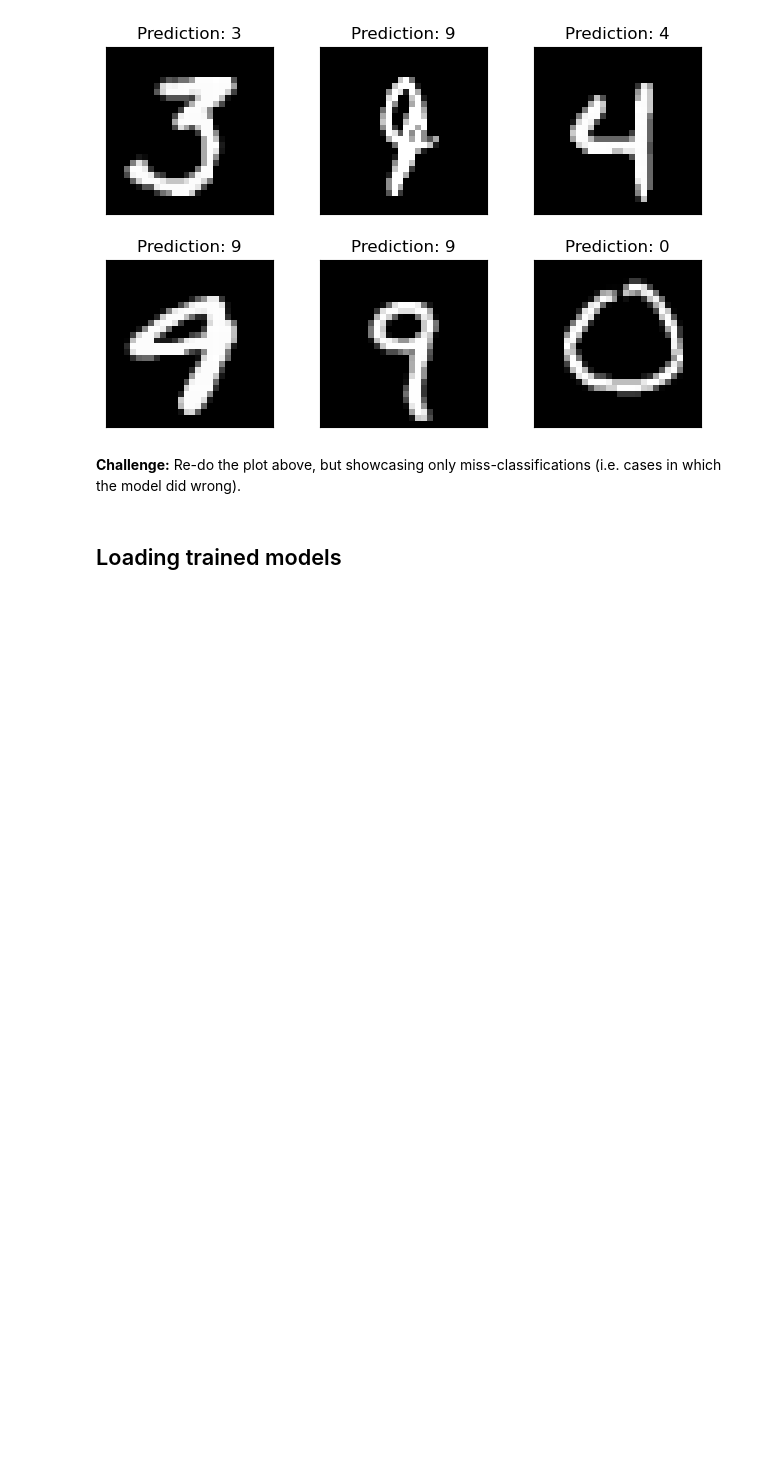
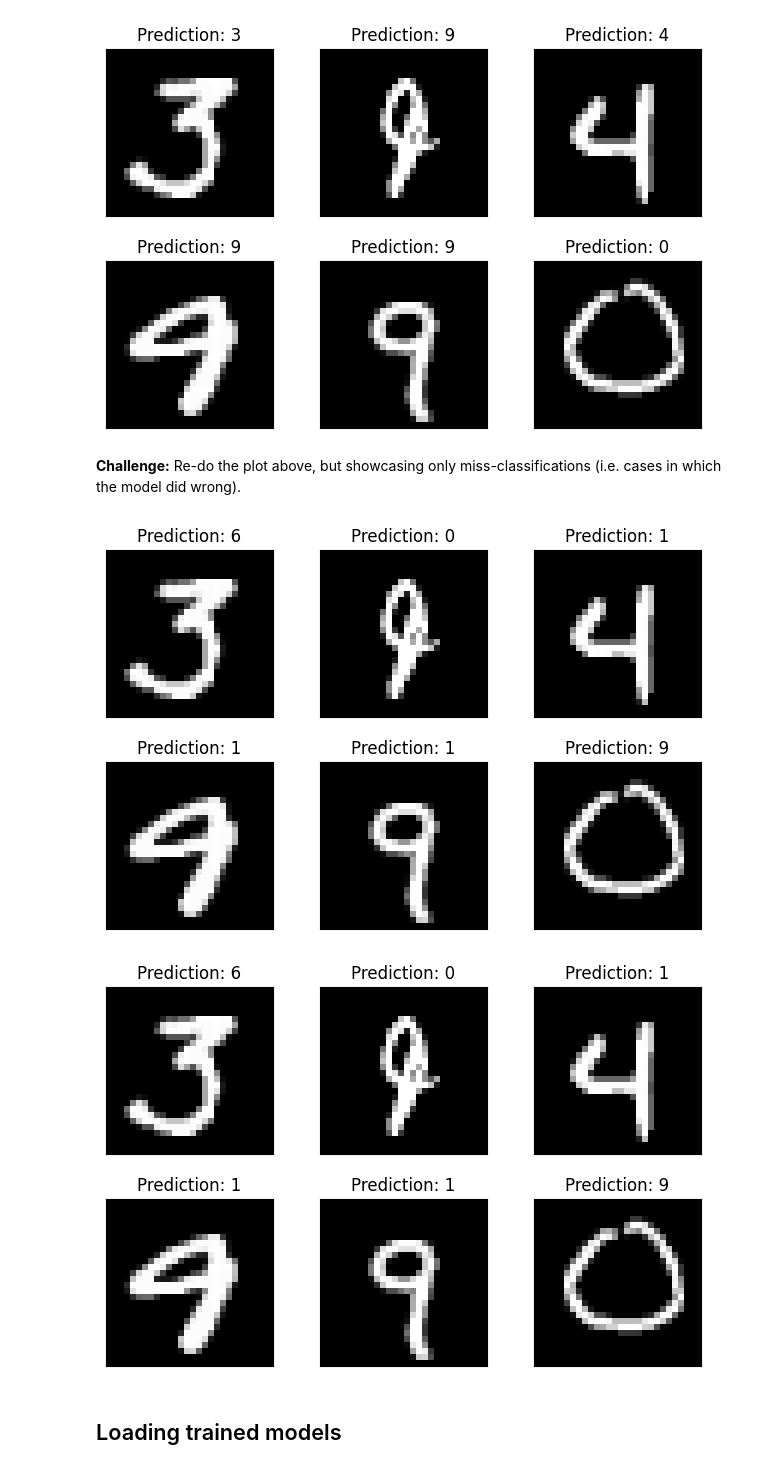
Before and after one commit to molit123/DSC180A_Assignments, a Jupyter notebook: pytorch_intro.ipynb, the cells around one changed output. Cells and saved outputs as stored; diff of their text form; code cells hidden in the pictures; blank space fills up the shorter version.

```diff
--- a/pytorch_intro.ipynb
+++ b/pytorch_intro.ipynb
@@ -223,6 +234,19 @@ fig
 [figure]
 # %% [markdown]
 **Challenge:** Re-do the plot above, but showcasing only miss-classifications (i.e. cases in which the model did wrong).
+# %%
+fig = pl.figure()
+for i in range(6):
+    pl.subplot(2,3,i+1)
+    pl.tight_layout()
+    pl.imshow(example_data[i][0], cmap='gray', interpolation='none')
+    pl.title("Prediction: {}".format(output.data.min(1, keepdim=True)[1][i].item()))
+    pl.xticks([])
+    pl.yticks([])
+fig
+# %% [output]
+[figure, added]
+[figure, added]
 # %% [markdown]
 ## Loading trained models
 # %% [markdown]
```
Also changed, not shown: parts of 21 cells of this notebook.
